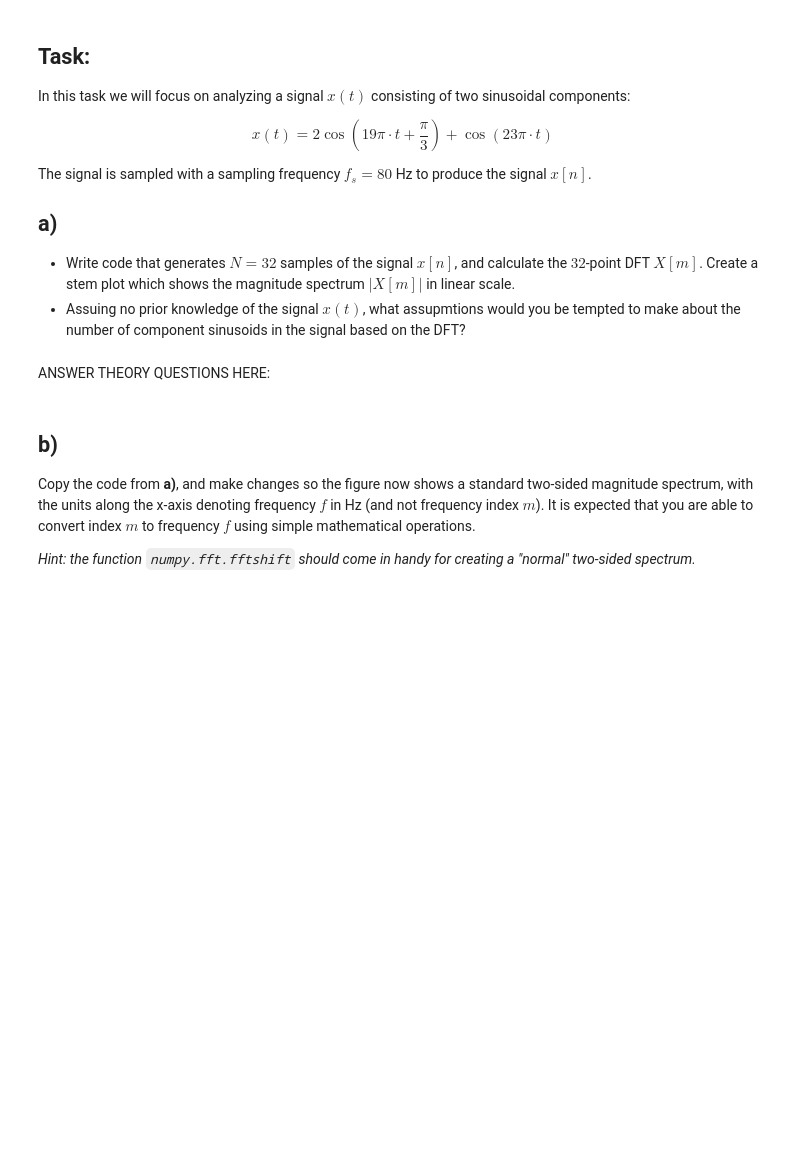
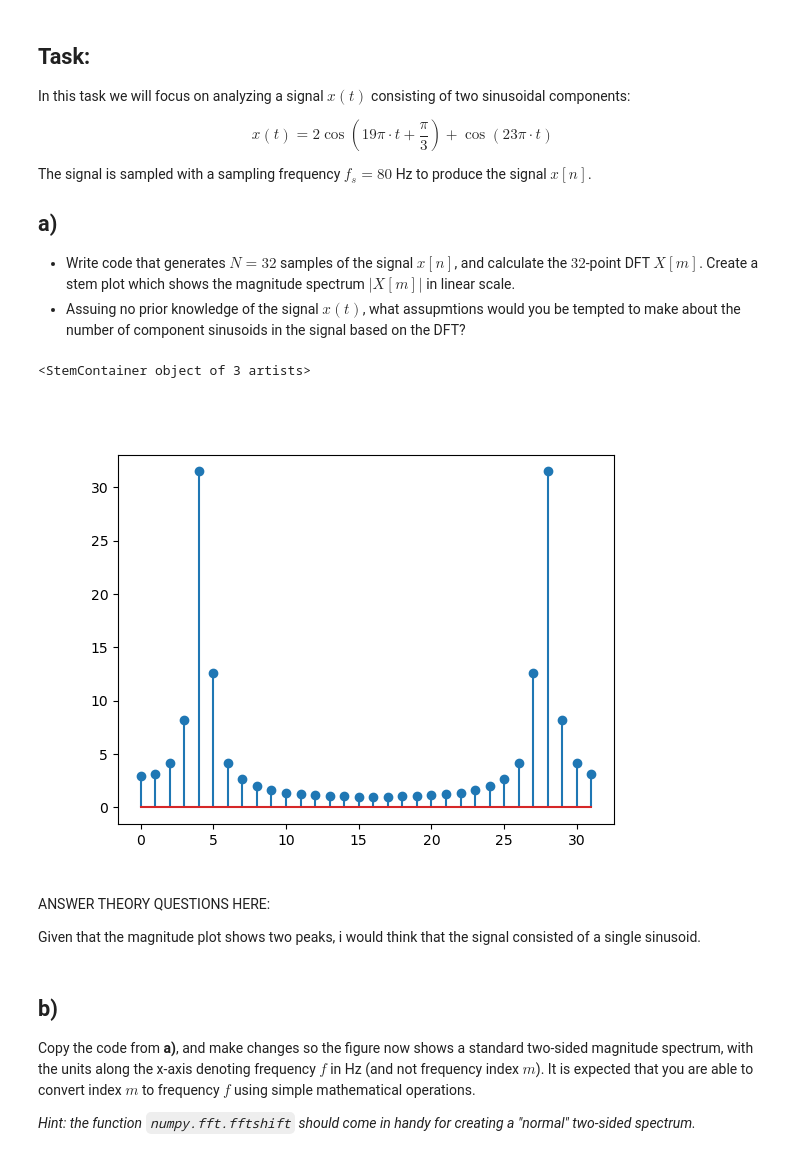
Before and after one commit to Mortenms/AIS2201_Exercises, a Jupyter notebook: Exercise_5/Problem1.ipynb, the cells around one changed output. Drawn from its saved outputs; the diff is of its cells as text; code cells hidden in the pictures; blank space fills up the shorter version.

```diff
--- a/Exercise_5/Problem1.ipynb
+++ b/Exercise_5/Problem1.ipynb
@@ -118,5 +118,27 @@ The signal is sampled with a sampling frequency $ f_s = 80 $ Hz to produce the s
-# %% [markdown]
-ANSWER THEORY QUESTIONS HERE:
+# %%
+# WRITE YOUR CODE IN THIS CELL:
+fs = 80
+N = 32
+n = np.arange(N)
+m = np.arange(N)
+
+f0 = 19
+f1 = 23
+
+#xt = 2*cos(19*pi*n+pi/3) + cos(23*pi*n)
+xn = 2*cos(f0*pi/fs*n + pi/3) + cos(f1*pi/fs*n)
+Xm = np.fft.fft(xn)
+
+
+plt.close(1); plt.figure(1)
+plt.stem(abs(Xm))
+# %% [output]
+<StemContainer object of 3 artists>
+[figure, added]
+# %% [markdown]
+ANSWER THEORY QUESTIONS HERE:
+
+Given that the magnitude plot shows two peaks, i would think that the signal consisted of a single sinusoid.
 # %% [markdown]
 ## b)
 
```
Also changed, not shown: parts of 7 cells of this notebook, 1 other file.
